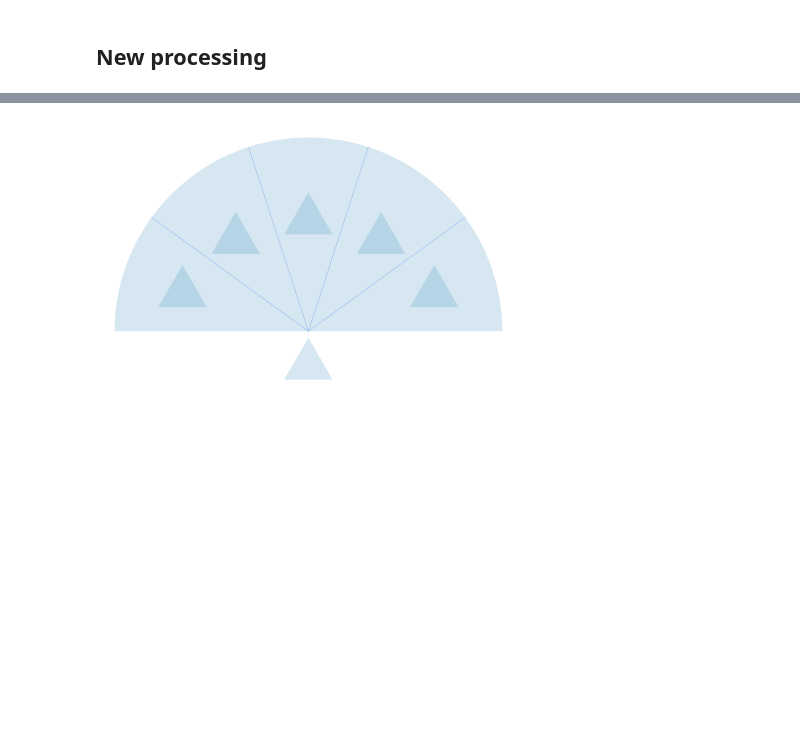
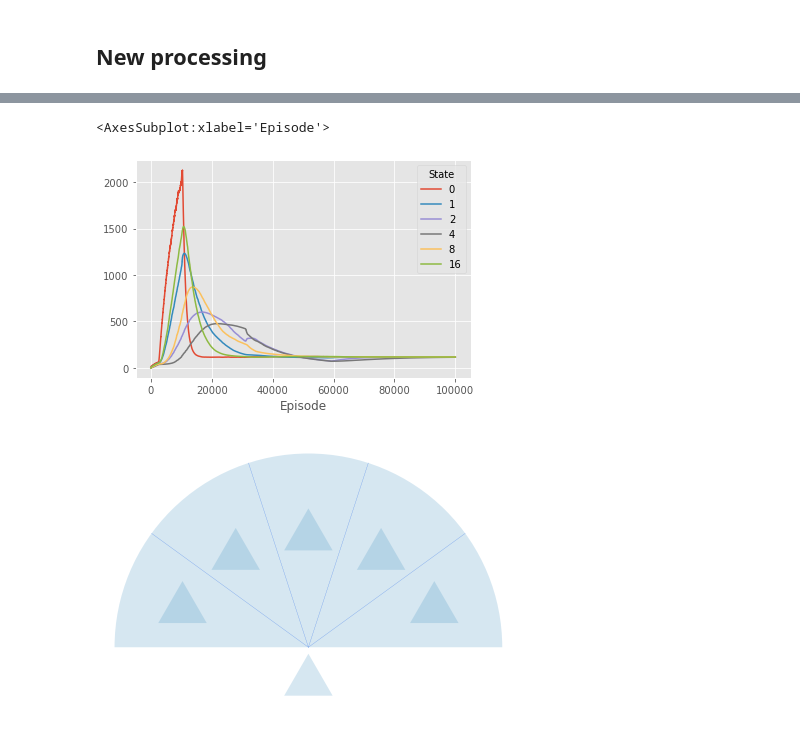
Before and after one commit to fbrand-new/reinforced-birds, a Jupyter notebook: AuxPlots.ipynb, the cells around one changed output, grey strips where cells are left out. Cells and saved outputs as stored; diff of their text form; code cells hidden in the pictures; blank space fills up the shorter version.

```diff
--- a/AuxPlots.ipynb
+++ b/AuxPlots.ipynb
@@ -155,3 +141,10 @@ array([[0.09003057, 0.24472847, 0.66524096],
+# %%
+df = preprocessing(100000,32)
+df = extract_value(df, "Value_e")
+df.plot()
+# %% [output]
+<AxesSubplot:xlabel='Episode'>
+[figure, added]
 # %%
 plot_policy("policy_pursuer.csv",2000)
 #df = pd.read_csv("policy_pursuer.csv")
```
Also changed, not shown: parts of 7 cells of this notebook, 3 other files.
